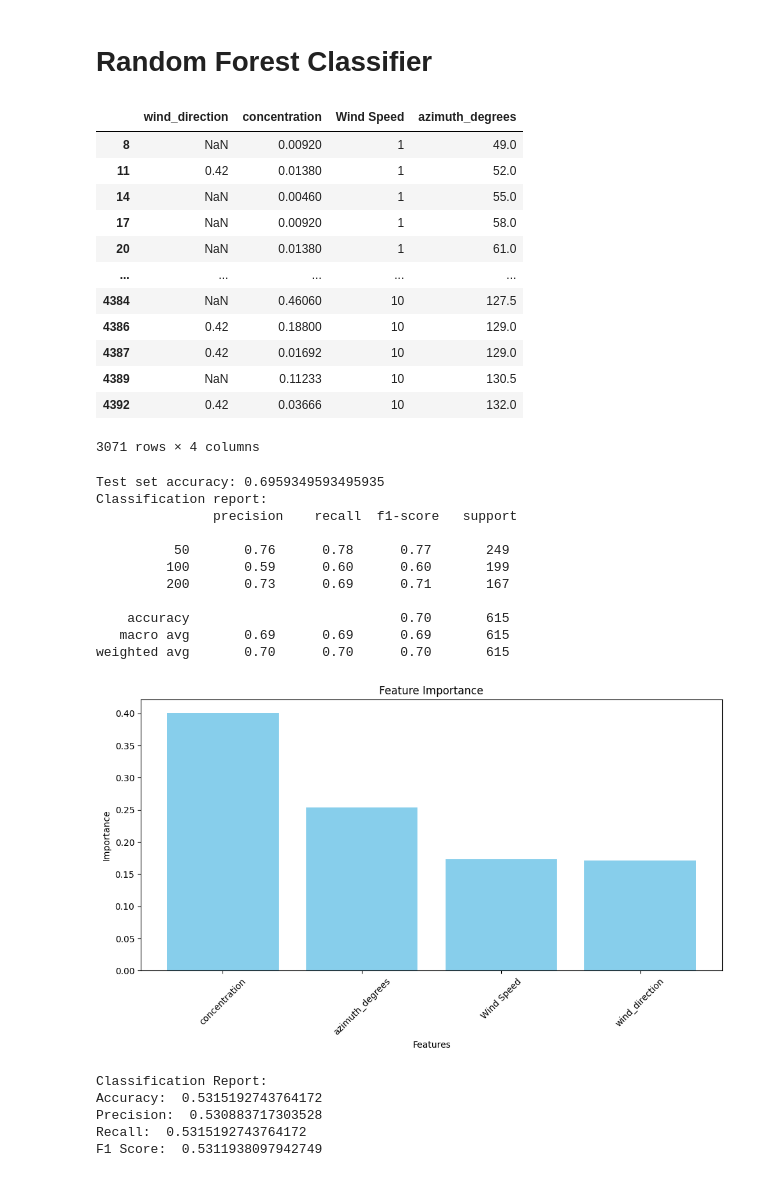
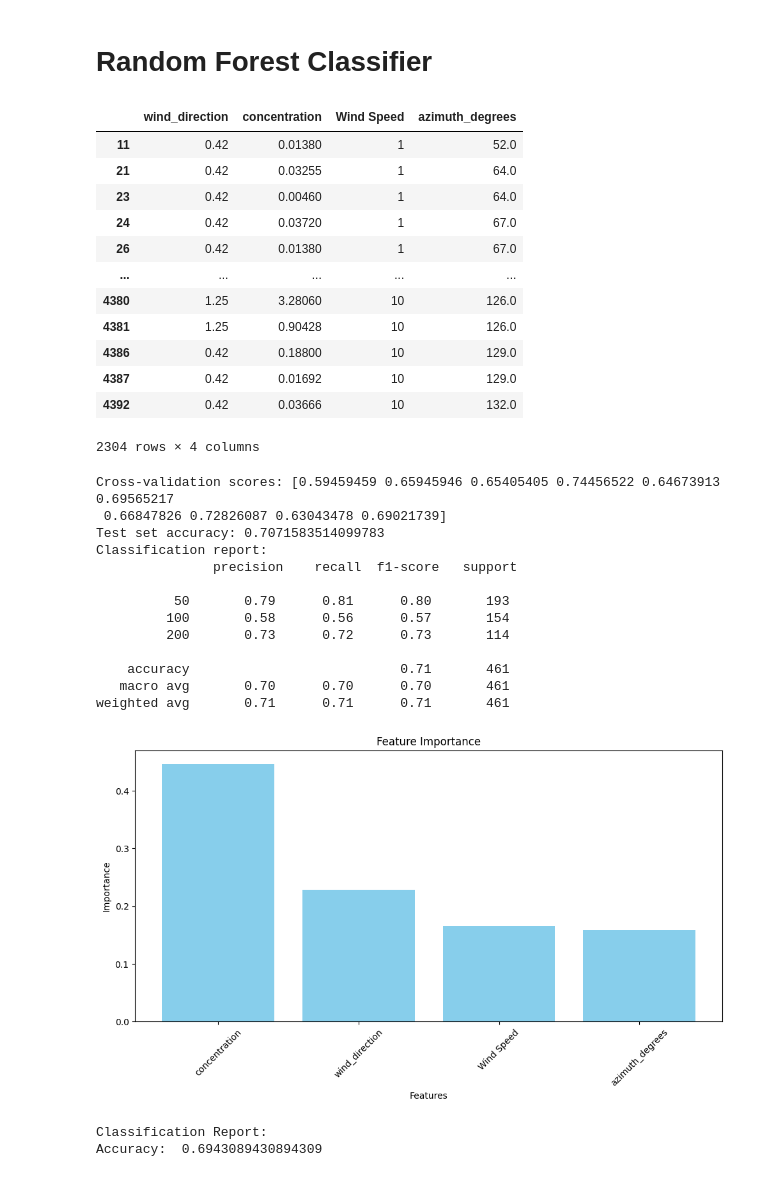
Before and after one commit to gviglione/DataAnalyticsProject, a Jupyter notebook: src/random_forest.ipynb, the cells around one changed output. Cells and saved outputs as stored; diff of their text form; code cells hidden in the pictures.

Commit message:
Added model developments (svm, gradient boosting) and updated RandomForestClassifier

```diff
--- a/src/random_forest.ipynb
+++ b/src/random_forest.ipynb
@@ -2,17 +2,25 @@
 # Random Forest Classifier
 # %%
 from sklearn.ensemble import RandomForestClassifier
-from sklearn.model_selection import KFold, cross_val_score, cross_val_predict
 from matplotlib import pyplot as plt
 from sklearn.model_selection import train_test_split
+from sklearn.model_selection import cross_val_score, KFold
+from sklearn.metrics import accuracy_score, classification_report
 
 import numpy as np
 import pandas as pd
 
-model = RandomForestClassifier(n_estimators=100, random_state=42)
+model = RandomForestClassifier(n_estimators=50, random_state=42, min_samples_split=5, min_samples_leaf=1, max_features='sqrt', max_depth=20)
+kf = KFold(n_splits=10, shuffle=True, random_state=42)
 df = pd.read_csv('..\\data\\data.csv')
 
 df = df[df['concentration'] > 0]
+
+df = df.dropna(subset='wind_direction')
+
+df.to_csv('..\\data\\data_cleaned.csv', index=False)
+
+
 
 
 # Definisco le variabili feature
@@ -24,20 +32,24 @@ y = df['distance']
 X
 # %% [output]
 |  | wind_direction | concentration | Wind Speed | azimuth_degrees |
-| 8 | NaN | 0.00920 | 1 | 49.0 |
 | 11 | 0.42 | 0.01380 | 1 | 52.0 |
-| 14 | NaN | 0.00460 | 1 | 55.0 |
-| 17 | NaN | 0.00920 | 1 | 58.0 |
-| 20 | NaN | 0.01380 | 1 | 61.0 |
+| 21 | 0.42 | 0.03255 | 1 | 64.0 |
+| 23 | 0.42 | 0.00460 | 1 | 64.0 |
+| 24 | 0.42 | 0.03720 | 1 | 67.0 |
+| 26 | 0.42 | 0.01380 | 1 | 67.0 |
 | ... | ... | ... | ... | ... |
-| 4384 | NaN | 0.46060 | 10 | 127.5 |
+| 4380 | 1.25 | 3.28060 | 10 | 126.0 |
+| 4381 | 1.25 | 0.90428 | 10 | 126.0 |
 | 4386 | 0.42 | 0.18800 | 10 | 129.0 |
 | 4387 | 0.42 | 0.01692 | 10 | 129.0 |
-| 4389 | NaN | 0.11233 | 10 | 130.5 |
 | 4392 | 0.42 | 0.03666 | 10 | 132.0 |
-3071 rows × 4 columns
+2304 rows × 4 columns
 # %%
 X_train, X_test, y_train, y_test = train_test_split(X, y, test_size=0.2, random_state=42)
+# Faccio la cross-validation del modello
+cv_scores = cross_val_score(model, X_train, y_train, cv=kf, scoring='accuracy')
+print("Cross-validation scores:", cv_scores)
+
 trained_model = model.fit(X_train, y_train)
 # Predizioni sul test set
 y_test_pred = trained_model.predict(X_test)
@@ -46,52 +58,47 @@ accuracy = accuracy_score(y_test, y_test_pred)
 print("Test set accuracy:", accuracy)
 print("Classification report:\n", classification_report(y_test, y_test_pred))
 # %% [output]
-Test set accuracy: 0.6959349593495935
+Cross-validation scores: [0.59459459 0.65945946 0.65405405 0.74456522 0.64673913 0.69565217
+ 0.66847826 0.72826087 0.63043478 0.69021739]
+Test set accuracy: 0.7071583514099783
 Classification report:
                precision    recall  f1-score   support
 
-          50       0.76      0.78      0.77       249
-         100       0.59      0.60      0.60       199
-         200       0.73      0.69      0.71       167
+          50       0.79      0.81      0.80       193
+         100       0.58      0.56      0.57       154
+         200       0.73      0.72      0.73       114
 
-    accuracy                           0.70       615
-   macro avg       0.69      0.69      0.69       615
-weighted avg       0.70      0.70      0.70       615
+    accuracy                           0.71       461
+   macro avg       0.70      0.70      0.70       461
+weighted avg       0.71      0.71      0.71       461
 # %%
-# Alleno il modello
-model.fit(X, y)
+
 
 # Feature importance
 importances = pd.DataFrame({
     'Feature': features,
-    'Importance': model.feature_importances_
+    'Importance': trained_model.feature_importances_
 }).sort_values(by='Importance', ascending=False)
 # Plotto le feature importance
 plt.figure(figsize=(10, 6))
 plt.bar(importances['Feature'], importances['Importance'], color='skyblue')
 plt.title('Feature Importance')
 plt.xlabel('Features')
 plt.ylabel('Importance')
 plt.xticks(rotation=45)
 plt.tight_layout()
 plt.show()
 # %% [output]
-[figure, old version]
+[figure, new version]
 # %%
 # Metriche di valutazione
 from sklearn.metrics import accuracy_score, precision_score, recall_score, f1_score, classification_report
 
 print("Classification Report:")
-print("Accuracy: ", accuracy_score(y, y_pred))
-print("Precision: ", precision_score(y, y_pred, average='weighted'))
-print("Recall: ", recall_score(y, y_pred, average='weighted'))
-print("F1 Score: ", f1_score(y, y_pred, average='weighted'))
+print("Accuracy: ", accuracy_score(y_test, y_test_pred))
 # %% [output]
 Classification Report:
-Accuracy:  0.5315192743764172
-Precision:  0.530883717303528
-Recall:  0.5315192743764172
-F1 Score:  0.5311938097942749
+Accuracy:  0.6943089430894309
 # %%
 # Predizione su nuovi dati
 def predict_distance( wind_direction, concentration, Wind_Speed, azimuth_degrees):
```
Also changed, not shown: parts of 3 cells of this notebook, 3 other files.
